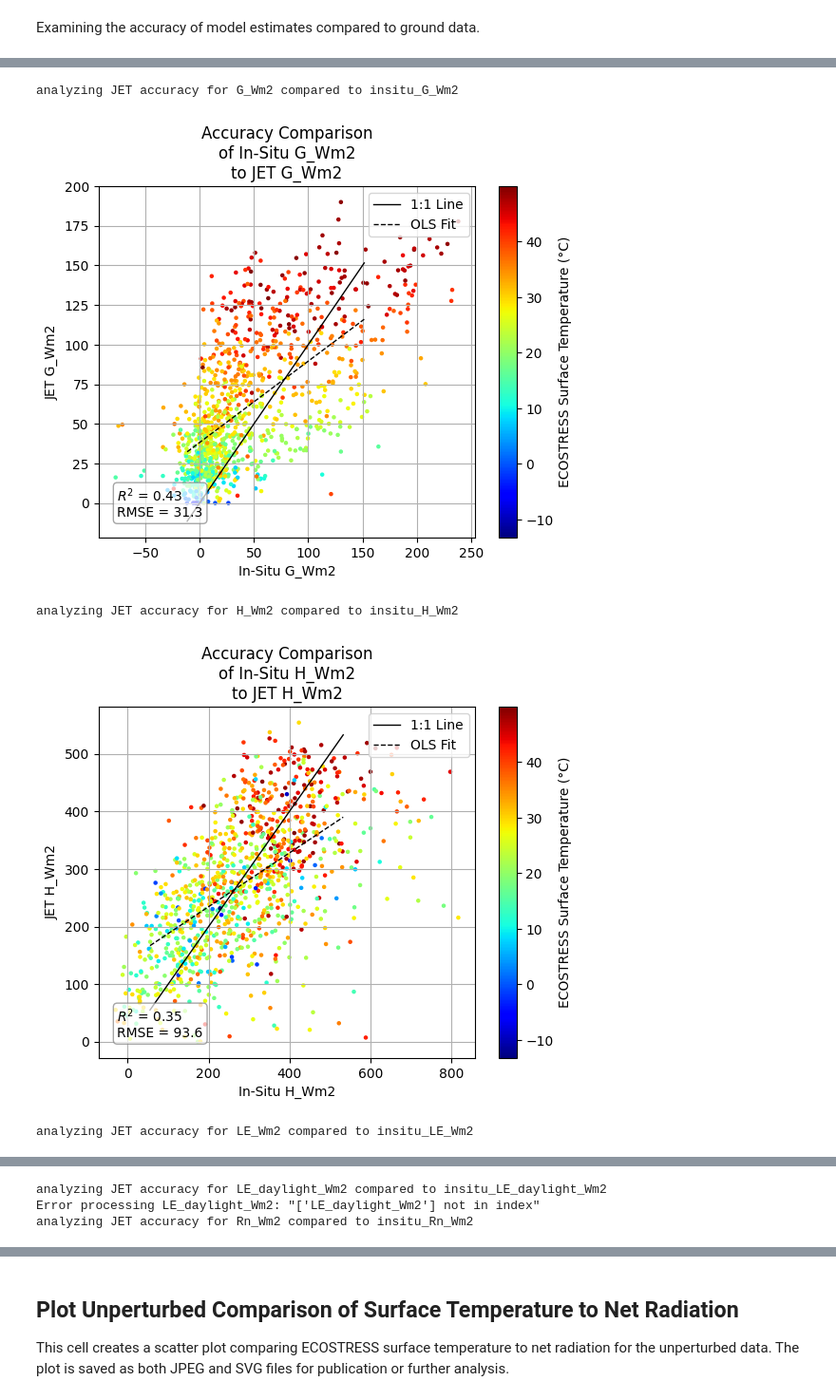
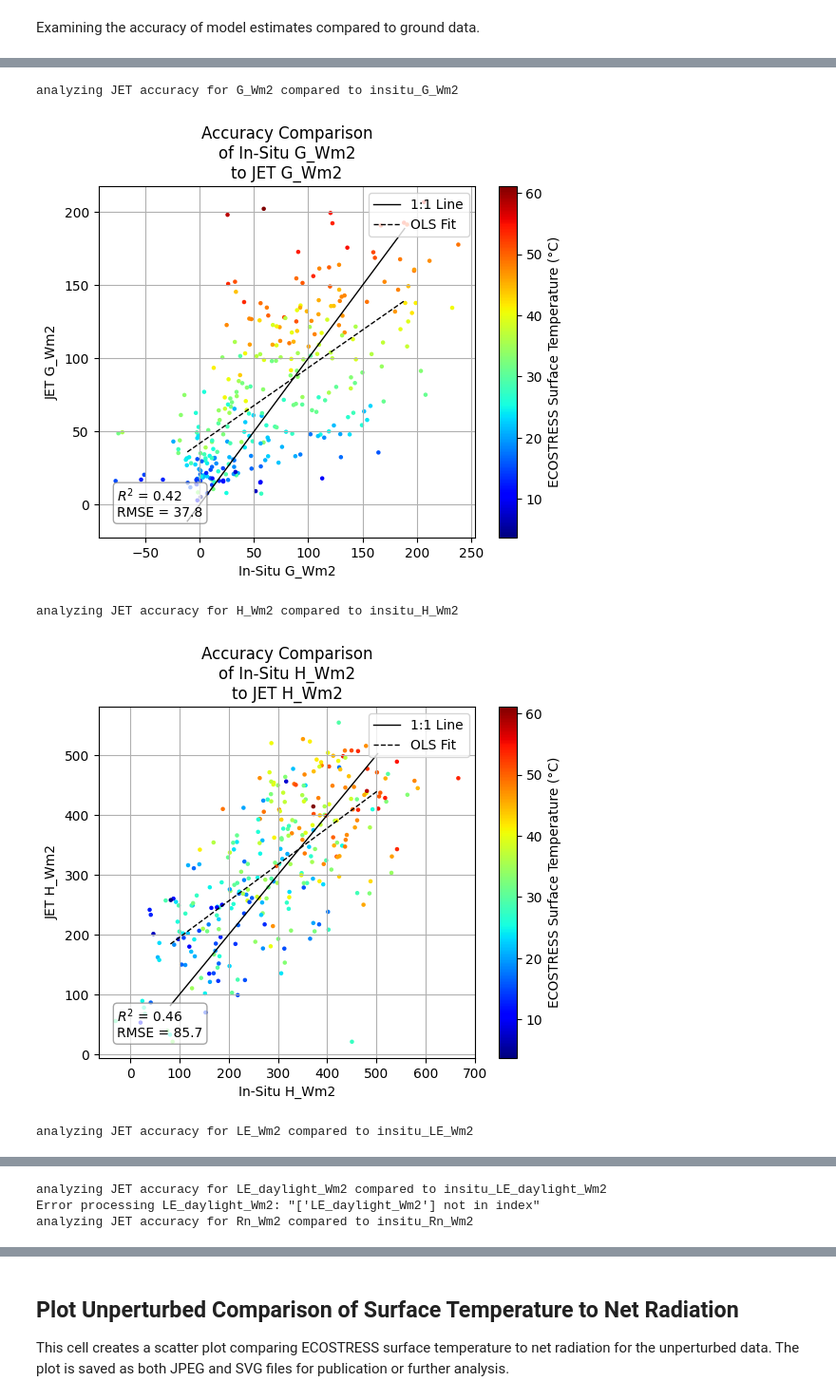
Before and after one commit to gregory-halverson/ECOv003-L3T-L4T-JET, a Jupyter notebook: notebooks/JET Sensitivity with ECOv002 Cal-Val.ipynb, the cells around one changed output, grey strips where cells are left out. Shown at 95% size. Saved outputs shown, nothing was run; the diff lists cells and outputs as text; code cells hidden in the pictures.

Commit message:
model accuracy

```diff
--- a/notebooks/JET Sensitivity with ECOv002 Cal-Val.ipynb
+++ b/notebooks/JET Sensitivity with ECOv002 Cal-Val.ipynb
@@ -69,0 +90,15 @@ input_df
+# %%
+input_df = load_ECOv002_calval_JET_inputs()
+
+# Apply lower and upper bounds from configuration dictionaries
+mask = pd.Series(True, index=input_df.index)
+for var, min_val in input_min.items():
+    if var in input_df.columns:
+        mask &= input_df[var] >= min_val
+for var, max_val in input_max.items():
+    if var in input_df.columns:
+        mask &= input_df[var] <= max_val
+
+input_df = input_df[mask]
+input_df = input_df.dropna()
+input_df
@@ -114,11 +163,11 @@ insitu_columns = sorted([column for column in processed.columns if "insitu" in c
 
 for insitu_variable in insitu_columns:
     try:
-        variable = insitu_variable.replace("insitu_", "")
-        print(f"analyzing {model_name} accuracy for {variable} compared to {insitu_variable}")
+        output_variable = insitu_variable.replace("insitu_", "")
+        print(f"analyzing {model_name} accuracy for {output_variable} compared to {insitu_variable}")
 
         x_variable = insitu_variable
-        y_variable = variable
+        y_variable = output_variable
 
         # Filter out rows with NaN values in either variable
         valid_data = processed[[x_variable, y_variable, 'ST_C']].dropna()
@@ -171,19 +220,19 @@ for insitu_variable in insitu_columns:
         # plt.yticks(yticks)
 
         plt.grid(True, zorder=0)
-        plt.xlabel(f"In-Situ {variable}")
-        plt.ylabel(f"{model_name} {variable}")
-        plt.title(f"Accuracy Comparison\nof In-Situ {variable}\nto {model_name} {variable}")
+        plt.xlabel(f"In-Situ {output_variable}")
+        plt.ylabel(f"{model_name} {output_variable}")
+        plt.title(f"Accuracy Comparison\nof In-Situ {output_variable}\nto {model_name} {output_variable}")
         plt.colorbar(sc, label="ECOSTRESS Surface Temperature (°C)")
         plt.legend(loc='upper right')
 
         if SAVE_PLOTS:
-            plt.savefig(f"Accuracy Comparison of In-Situ {variable} to {model_name} {variable}.jpeg", format='jpeg', bbox_inches='tight')
-            plt.savefig(f"Accuracy Comparison of In-Situ {variable} to {model_name} {variable}.svg", format='svg', bbox_inches='tight')
+            plt.savefig(f"Accuracy Comparison of In-Situ {output_variable} to {model_name} {output_variable}.jpeg", format='jpeg', bbox_inches='tight')
+            plt.savefig(f"Accuracy Comparison of In-Situ {output_variable} to {model_name} {output_variable}.svg", format='svg', bbox_inches='tight')
 
         plt.show()
     except Exception as e:
-        print(f"Error processing {variable}: {e}")
+        print(f"Error processing {output_variable}: {e}")
         continue
 # %% [output]
 analyzing JET accuracy for ET_daylight_kg compared to insitu_ET_daylight_kg
@@ -191,5 +240,5 @@ analyzing JET accuracy for ET_daylight_kg compared to insitu_ET_daylight_kg
 analyzing JET accuracy for G_Wm2 compared to insitu_G_Wm2
-[figure, old version]
+[figure, new version]
 analyzing JET accuracy for H_Wm2 compared to insitu_H_Wm2
-[figure, old version]
+[figure, new version]
 analyzing JET accuracy for LE_Wm2 compared to insitu_LE_Wm2
```
Also changed, not shown: parts of 13 cells of this notebook, 3 other files.
